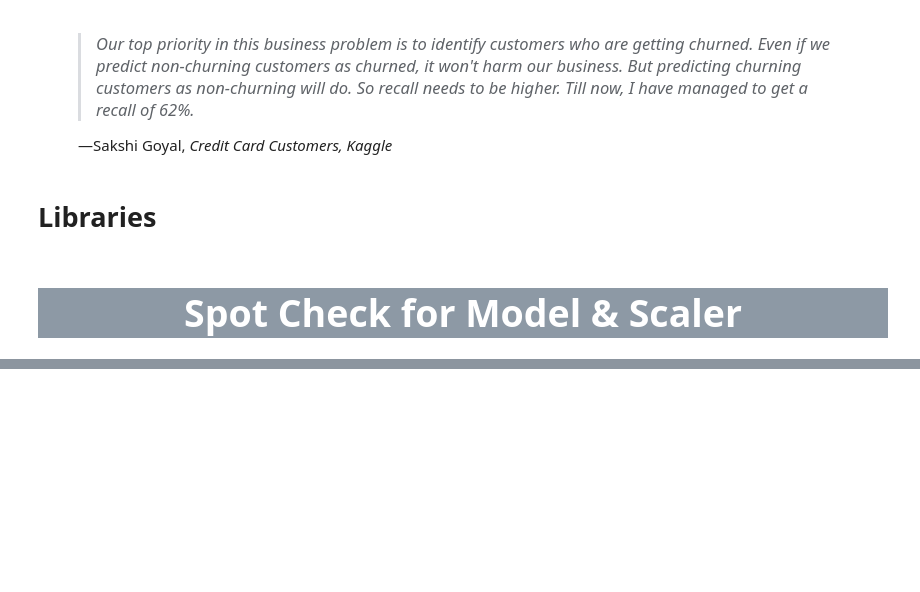
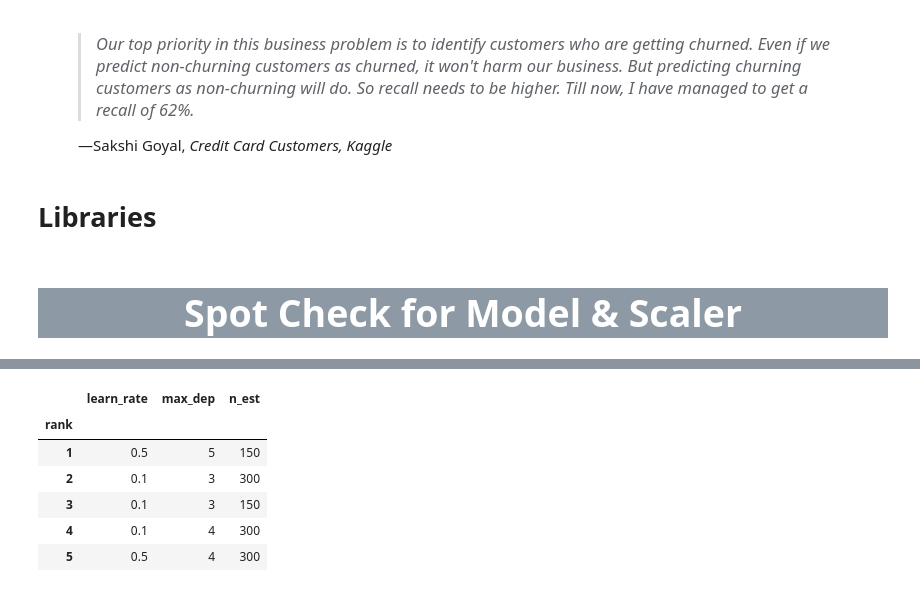
Before and after one commit to april825/bank_churn, a Jupyter notebook: 9. Hyperparameter Tuning.ipynb, the cells around one changed output, grey strips where cells are left out. Saved outputs shown, nothing was run; the diff lists cells and outputs as text; code cells hidden in the pictures; blank space fills up the shorter version.

```diff
--- a/9. Hyperparameter Tuning.ipynb
+++ b/9. Hyperparameter Tuning.ipynb
@@ -55,10 +75,3 @@ from imblearn.combine import SMOTEENN
-# %%
-# settings
-%matplotlib inline
-pd.options.display.max_rows = 100
-pd.options.display.max_columns = 100
-pd.options.display.float_format = '{:,.2f}'.format
-np.set_printoptions(suppress=True, precision=3)
 # %%
 %%html
 <style>
@@ -447,0 +325,10 @@ print(f'Finished in {round(time_1-time_0, 2):,} second(s) or {round((time_1-time
+# %%
+ranking.iloc[:5:,-3:]
+# %% [output]
+|  | learn_rate | max_dep | n_est |
+| rank |  |  |  |
+| 1 | 0.5 | 5 | 150 |
+| 2 | 0.1 | 3 | 300 |
+| 3 | 0.1 | 3 | 150 |
+| 4 | 0.1 | 4 | 300 |
+| 5 | 0.5 | 4 | 300 |
```
Also changed, not shown: parts of 46 cells of this notebook, 25 other files.
